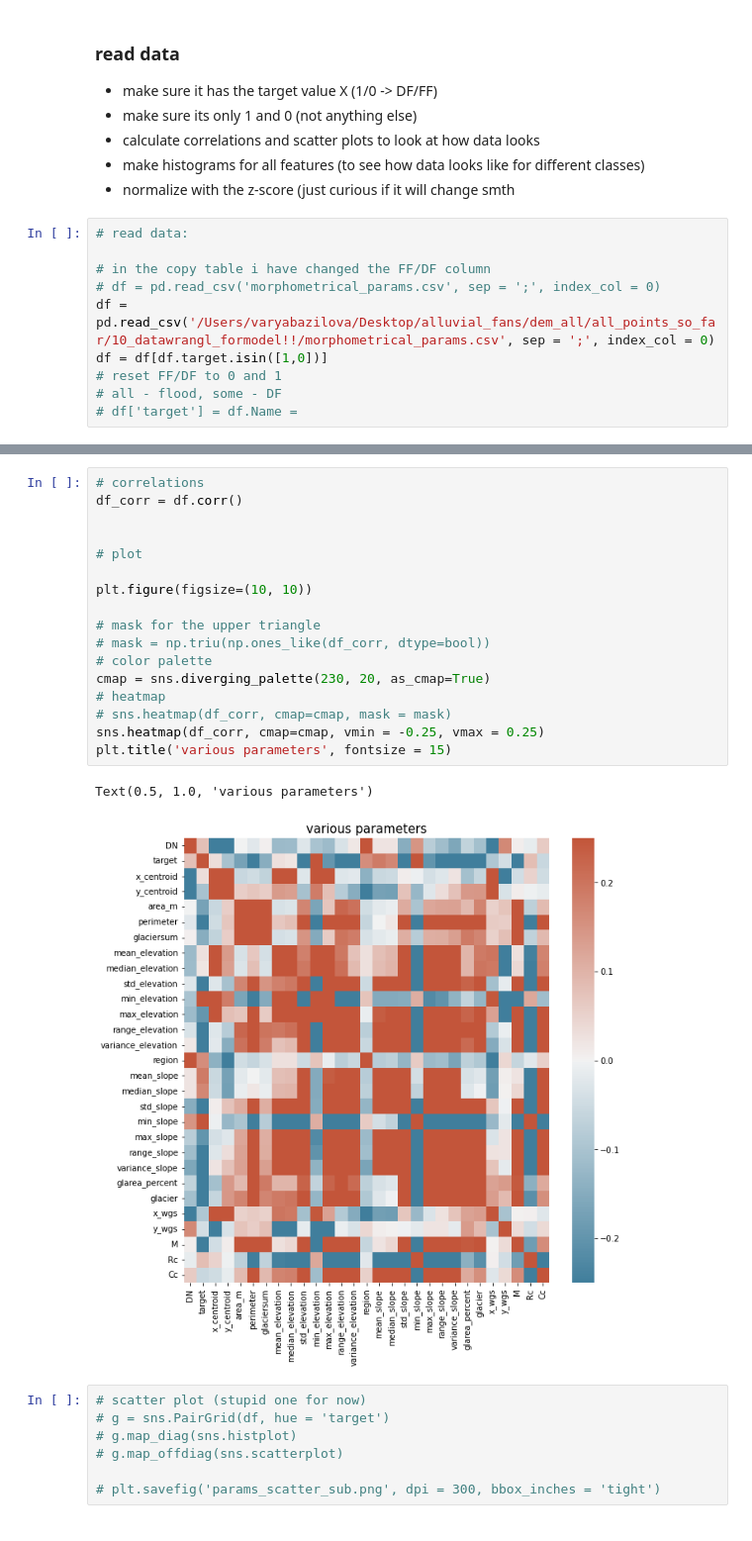
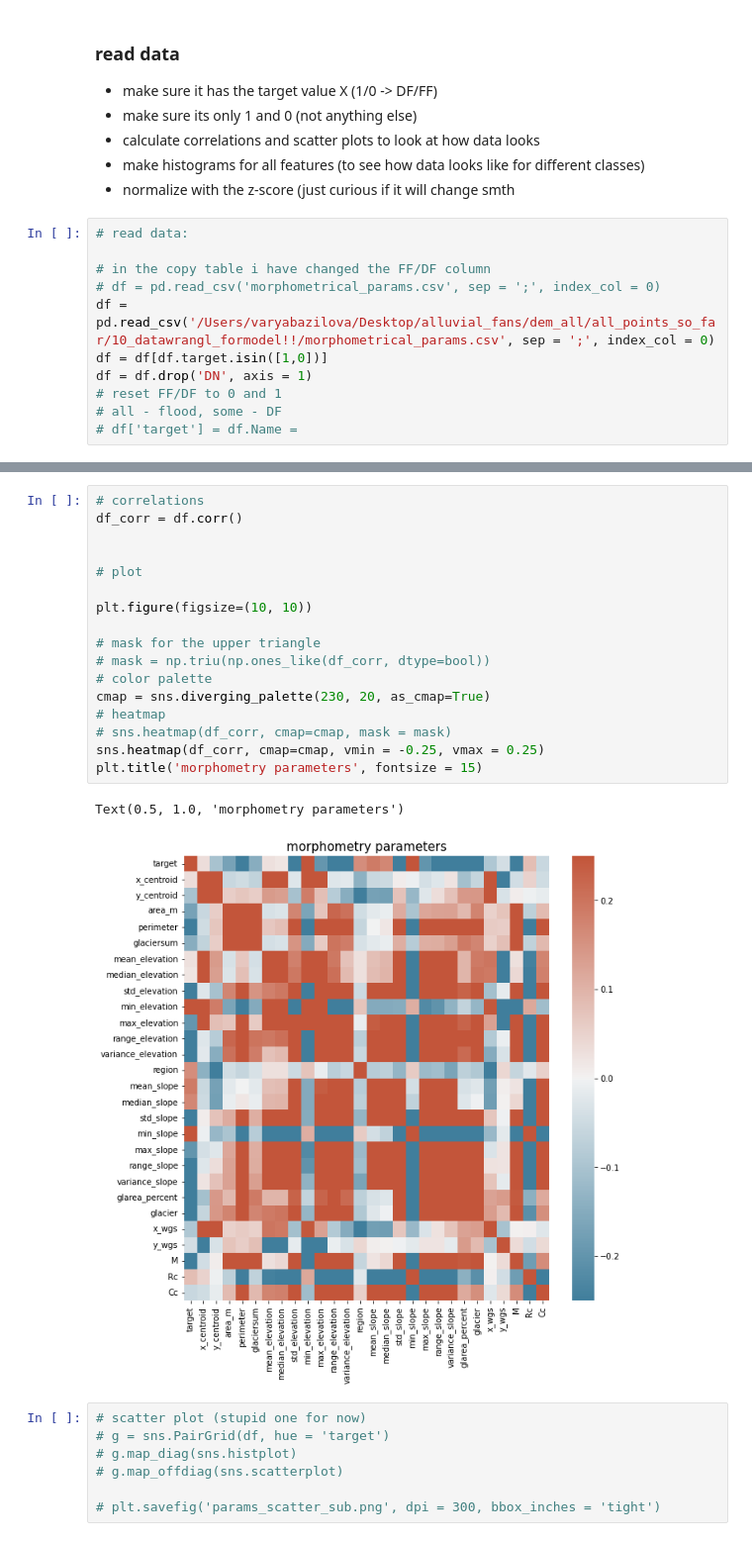
Before and after one commit to varyabazilova/alluvialfans, a Jupyter notebook: ml_model/ml1.ipynb, the cells around one changed output, grey strips where cells are left out. Shown at 99% size. Drawn from its saved outputs; the diff is of its cells as text.

```diff
--- a/ml_model/ml1.ipynb
+++ b/ml_model/ml1.ipynb
@@ -31,6 +35,7 @@ from scipy.stats import zscore
 # df = pd.read_csv('morphometrical_params.csv', sep = ';', index_col = 0)
 df = pd.read_csv('/Users/varyabazilova/Desktop/alluvial_fans/dem_all/all_points_so_far/10_datawrangl_formodel!!/morphometrical_params.csv', sep = ';', index_col = 0)
 df = df[df.target.isin([1,0])]
+df = df.drop('DN', axis = 1)
 # reset FF/DF to 0 and 1
 # all - flood, some - DF
 # df['target'] = df.Name =
@@ -52,23 +58,23 @@ plt.scatter(df.min_slope, y = df.index)
 # %%
 # correlations
 df_corr = df.corr()
 
 
 # plot
 
 plt.figure(figsize=(10, 10))
 
 # mask for the upper triangle
 # mask = np.triu(np.ones_like(df_corr, dtype=bool))
 # color palette
 cmap = sns.diverging_palette(230, 20, as_cmap=True)
 # heatmap
 # sns.heatmap(df_corr, cmap=cmap, mask = mask)
 sns.heatmap(df_corr, cmap=cmap, vmin = -0.25, vmax = 0.25)
-plt.title('various parameters', fontsize = 15)
+plt.title('morphometry parameters', fontsize = 15)
 # %% [output]
-Text(0.5, 1.0, 'various parameters')
+Text(0.5, 1.0, 'morphometry parameters')
-[figure, old version]
+[figure, new version]
 # %%
 # scatter plot (stupid one for now)
 # g = sns.PairGrid(df, hue = 'target')
```
Also changed, not shown: parts of 28 cells of this notebook, 1 other file.
